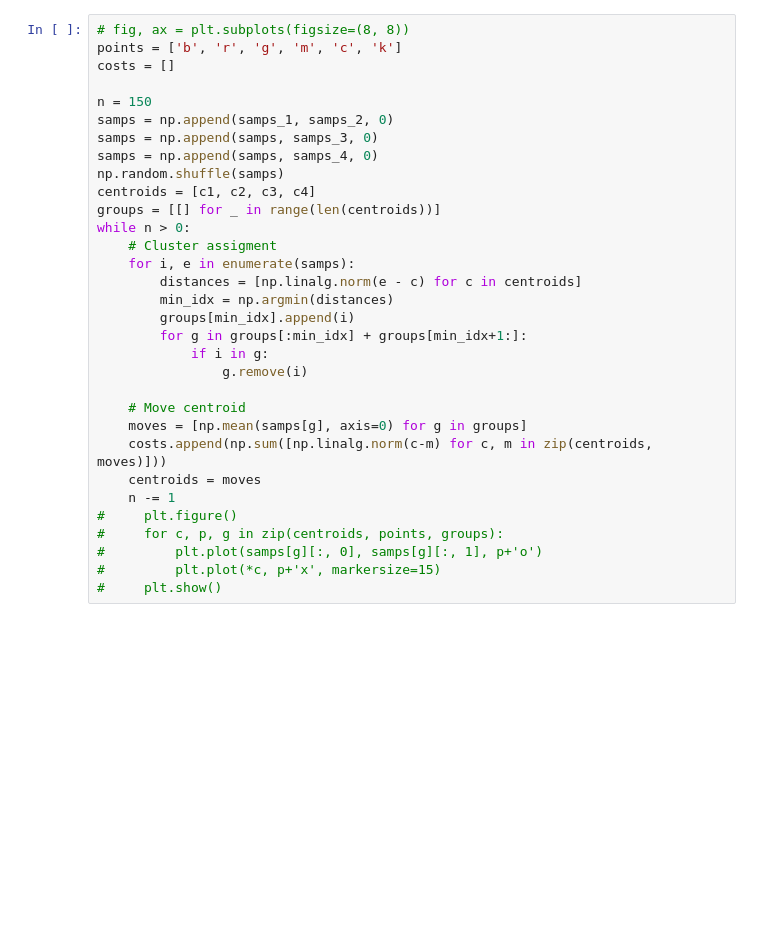
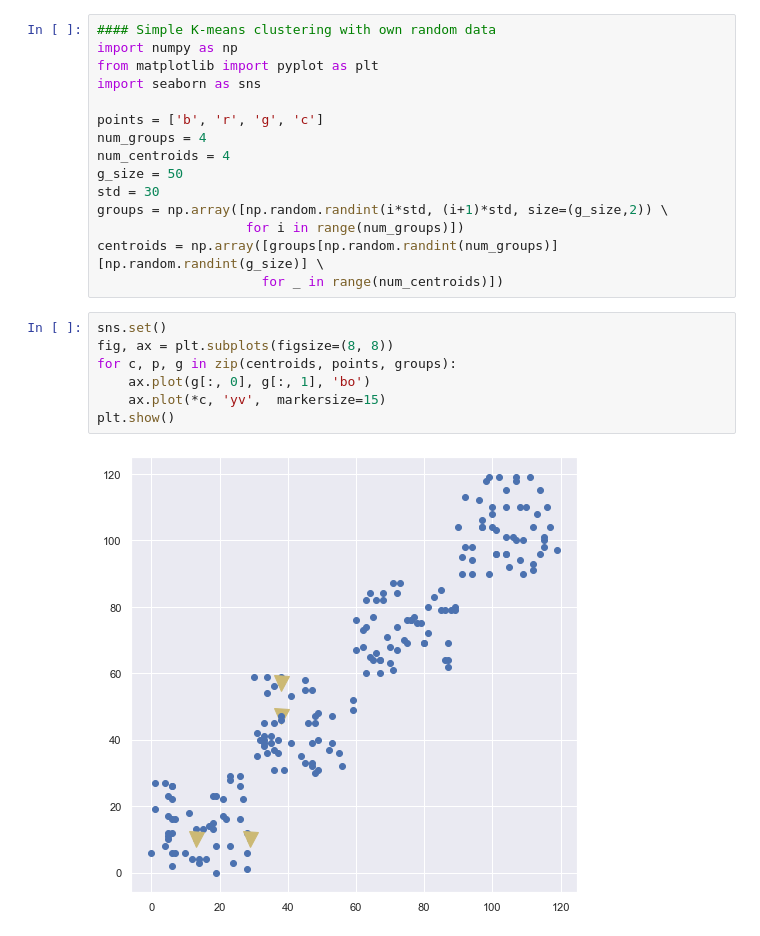
Before and after one commit to NPilis/ML, a Jupyter notebook: K-Means-Clustering/K-Means-Clustering.ipynb, the cells around one changed output. Cells and saved outputs as stored; diff of their text form; blank space fills up the shorter version.

```diff
--- a/K-Means-Clustering/K-Means-Clustering.ipynb
+++ b/K-Means-Clustering/K-Means-Clustering.ipynb
@@ -27,32 +1,24 @@ plt.show()
-# %%
-# fig, ax = plt.subplots(figsize=(8, 8))
-points = ['b', 'r', 'g', 'm', 'c', 'k']
-costs = []
-
-n = 150
-samps = np.append(samps_1, samps_2, 0)
-samps = np.append(samps, samps_3, 0)
-samps = np.append(samps, samps_4, 0)
-np.random.shuffle(samps)
-centroids = [c1, c2, c3, c4]
-groups = [[] for _ in range(len(centroids))]
-while n > 0:
-    # Cluster assigment
-    for i, e in enumerate(samps):
-        distances = [np.linalg.norm(e - c) for c in centroids]
-        min_idx = np.argmin(distances)
-        groups[min_idx].append(i)
-        for g in groups[:min_idx] + groups[min_idx+1:]:
-            if i in g:
-                g.remove(i)
-
-    # Move centroid
-    moves = [np.mean(samps[g], axis=0) for g in groups]
-    costs.append(np.sum([np.linalg.norm(c-m) for c, m in zip(centroids, moves)]))
-    centroids = moves
-    n -= 1
-#     plt.figure()
-#     for c, p, g in zip(centroids, points, groups):
-#         plt.plot(samps[g][:, 0], samps[g][:, 1], p+'o')
-#         plt.plot(*c, p+'x', markersize=15)
-#     plt.show()
+# %%
+#### Simple K-means clustering with own random data
+import numpy as np
+from matplotlib import pyplot as plt
+import seaborn as sns
+
+points = ['b', 'r', 'g', 'c']
+num_groups = 4
+num_centroids = 4
+g_size = 50
+std = 30
+groups = np.array([np.random.randint(i*std, (i+1)*std, size=(g_size,2)) \
+                   for i in range(num_groups)])
+centroids = np.array([groups[np.random.randint(num_groups)][np.random.randint(g_size)] \
+                     for _ in range(num_centroids)])
+# %%
+sns.set()
+fig, ax = plt.subplots(figsize=(8, 8))
+for c, p, g in zip(centroids, points, groups):
+    ax.plot(g[:, 0], g[:, 1], 'bo')
+    ax.plot(*c, 'yv',  markersize=15)
+plt.show()
+# %% [output]
+[figure, added]
```
Also changed, not shown: parts of 5 cells of this notebook.
